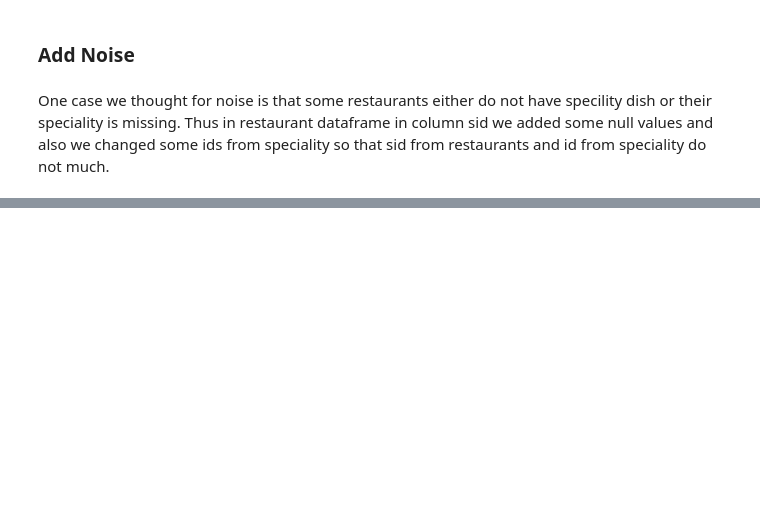
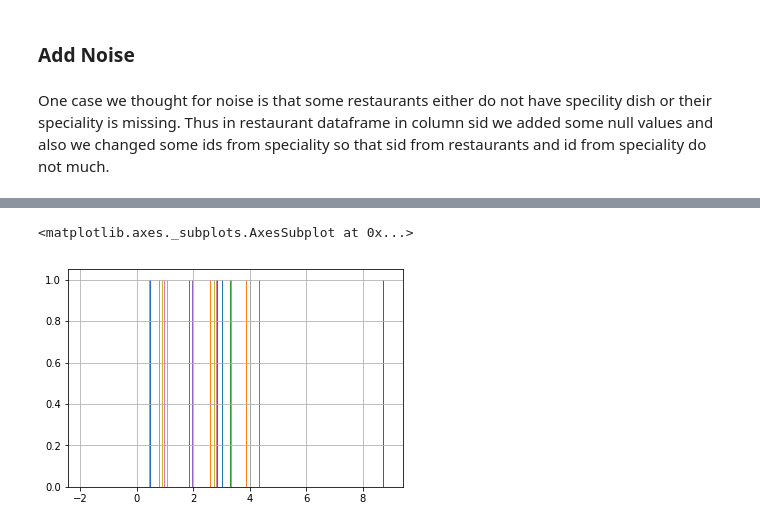
Before and after one commit to evsantor/data_minig, a Jupyter notebook: data_mining_2.ipynb, the cells around one changed output, grey strips where cells are left out. Saved outputs shown, nothing was run; the diff lists cells and outputs as text; code cells hidden in the pictures; blank space fills up the shorter version.

```diff
--- a/data_mining_2.ipynb
+++ b/data_mining_2.ipynb
@@ -193,0 +256,5 @@ noise_gen(reviews_df, int(reviews_df.shape[0] * 1/100), (-2, 0))
+# %%
+reviews_df['Reviews'].hist()
+# %% [output]
+<matplotlib.axes._subplots.AxesSubplot at 0x...>
+[figure, added]
```
Also changed, not shown: parts of 19 cells of this notebook, 1 other file.
